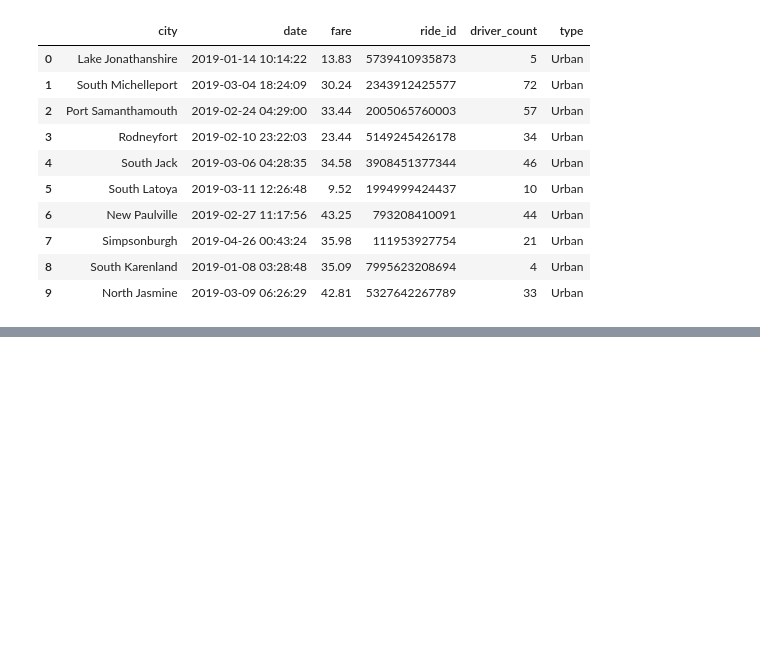
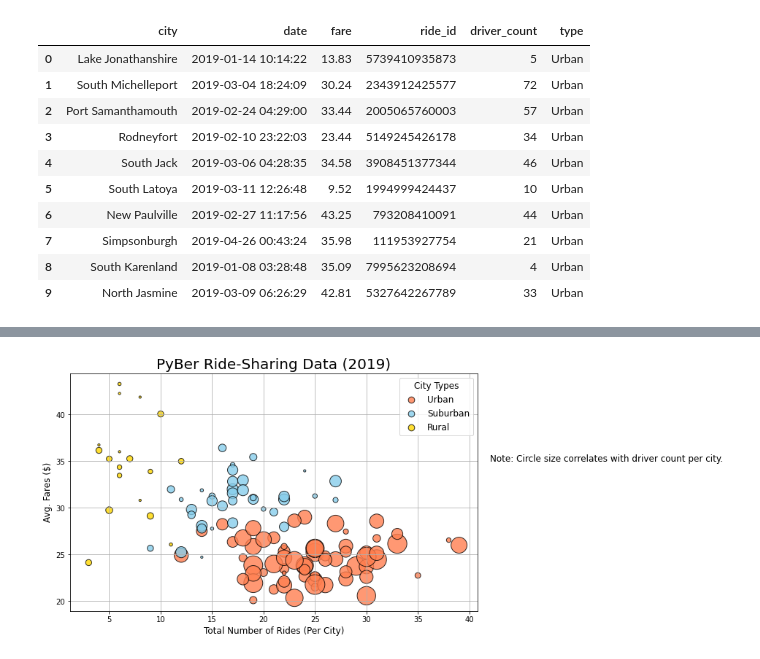
Before and after one commit to leah-braswell/PyBer_Analysis, a Jupyter notebook: PyBer.ipynb, the cells around one changed output, grey strips where cells are left out. Cells and saved outputs as stored; diff of their text form; code cells hidden in the pictures; blank space fills up the shorter version.

```diff
--- a/PyBer.ipynb
+++ b/PyBer.ipynb
@@ -134,0 +265,48 @@ pyber_data_df.head(10)
+# %%
+#add the code for each scatter plot to combine them
+#enlarge the figure
+plt.subplots(figsize=(10,6))
+plt.scatter(urban_ride_count, urban_avg_fare,
+           s = 10*urban_driver_count,
+            alpha = 0.8,
+            edgecolor = "black",
+            linewidths = 1,
+           label = "Urban",
+           color = 'coral')
+
+plt.scatter(suburban_ride_count, suburban_avg_fare,
+           s = 10*suburban_driver_count,
+            alpha = 0.8,
+            edgecolor = "black",
+            linewidths = 1,
+           label = "Suburban",
+           color = 'skyblue')
+
+plt.scatter(rural_ride_count, rural_avg_fare,
+           s = 10*rural_driver_count,
+            alpha = 0.8,
+            edgecolor = "black",
+            linewidths = 1,
+           label = "Rural",
+           color = 'gold')
+
+plt.title('PyBer Ride-Sharing Data (2019)', fontsize = 20)
+plt.ylabel('Avg. Fares ($)', fontsize = 12)
+plt.xlabel("Total Number of Rides (Per City)", fontsize = 12)
+plt.grid(True)
+
+#add the legend:  mode expands legend to fit the area, loc is the location where it will fit best
+lgnd = plt.legend(fontsize = '12', mode = 'expanded',
+                 scatterpoints = 1, loc = 'best', title = 'City Types')
+lgnd.legendHandles[0]._sizes = [75]
+lgnd.legendHandles[1]._sizes = [75]
+lgnd.legendHandles[2]._sizes = [75]
+lgnd.get_title().set_fontsize(12)
+
+#incorporate a label about circle size
+plt.text(42, 35, "Note: Circle size correlates with driver count per city.", fontsize = "12")
+
+#save the figure in the resources folder
+plt.savefig("analysis/Fig1.png")
+# %% [output]
+[figure, added]
```
Also changed, not shown: parts of 12 cells of this notebook, 4 other files.
